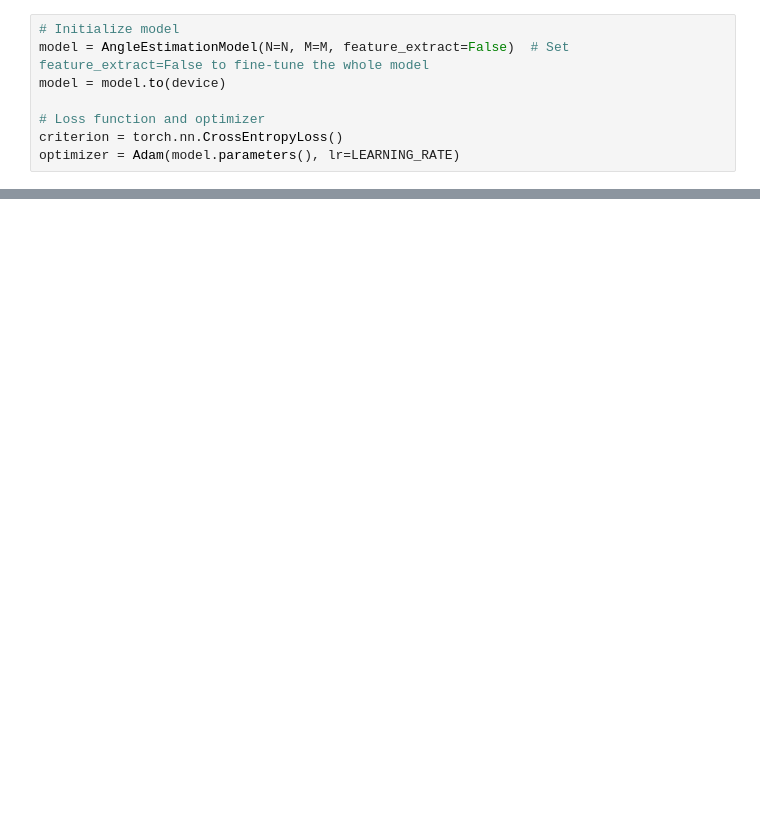
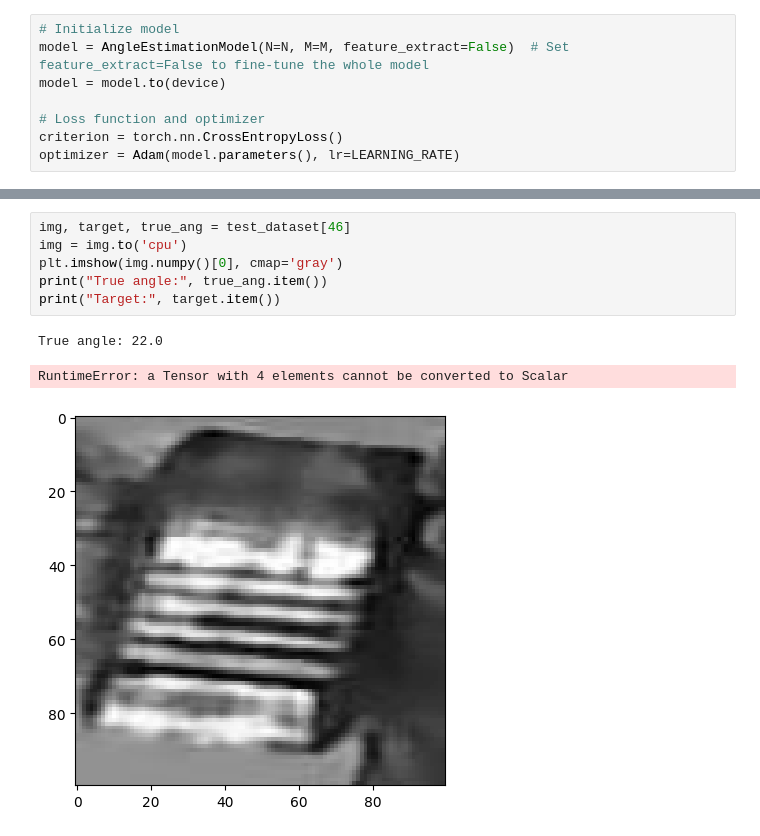
Before and after one commit to VladSarm/sausage_rotation_estimation, a Jupyter notebook: angle_recognition/von_mises.ipynb, the cells around one changed output, grey strips where cells are left out. Saved outputs shown, nothing was run; the diff lists cells and outputs as text; blank space fills up the shorter version.

```diff
--- a/angle_recognition/von_mises.ipynb
+++ b/angle_recognition/von_mises.ipynb
@@ -211,0 +371,10 @@ visualize_predictions(model, val_dataset, device)
+# %%
+img, target, true_ang = test_dataset[46]
+img = img.to('cpu')
+plt.imshow(img.numpy()[0], cmap='gray')
+print("True angle:", true_ang.item())
+print("Target:", target.item())
+# %% [output]
+True angle: 22.0
+RuntimeError: a Tensor with 4 elements cannot be converted to Scalar
+[figure, added]
```
Also changed, not shown: parts of 12 cells of this notebook, 14 other files.
